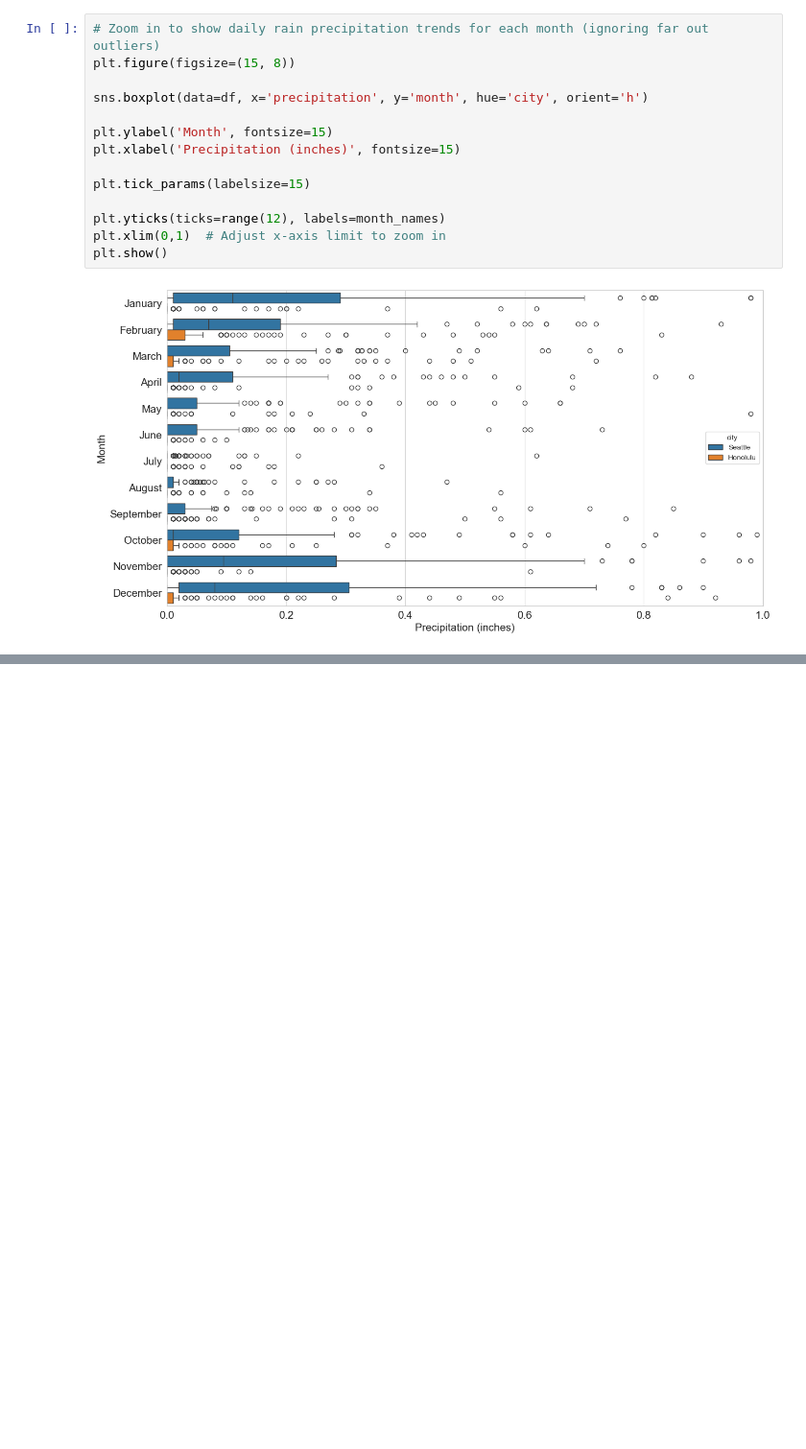
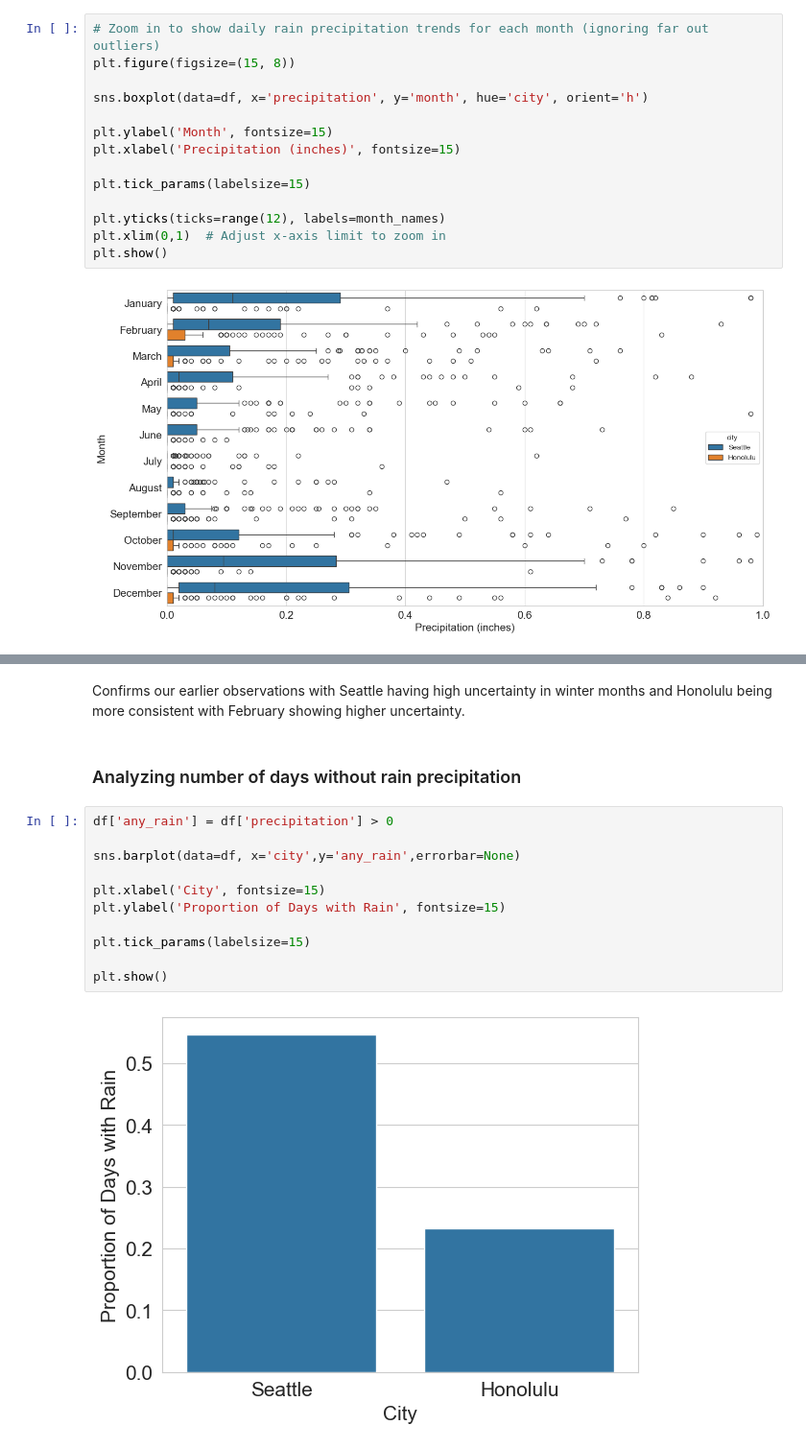
Before and after one commit to JLichwa80/weather, a Jupyter notebook: code/Weather_Data_Analysis.ipynb, the cells around one changed output, grey strips where cells are left out. Shown: that part at 96% size. Drawn from its saved outputs; the diff is of its cells as text; blank space fills up the shorter version.

```diff
--- a/code/Weather_Data_Analysis.ipynb
+++ b/code/Weather_Data_Analysis.ipynb
@@ -157,0 +171,17 @@ We can see that Honolulu is more consistent throughout the year, with occasional
+# %% [markdown]
+Confirms our earlier observations with Seattle having high uncertainty in winter months and Honolulu being more consistent with February showing higher uncertainty.
+# %% [markdown]
+### Analyzing number of days without rain precipitation
+# %%
+df['any_rain'] = df['precipitation'] > 0
+
+sns.barplot(data=df, x='city',y='any_rain',errorbar=None)
+
+plt.xlabel('City', fontsize=15)
+plt.ylabel('Proportion of Days with Rain', fontsize=15)
+
+plt.tick_params(labelsize=15)
+
+plt.show()
+# %% [output]
+[figure, added]
```
Also changed, not shown: parts of 6 cells of this notebook.
